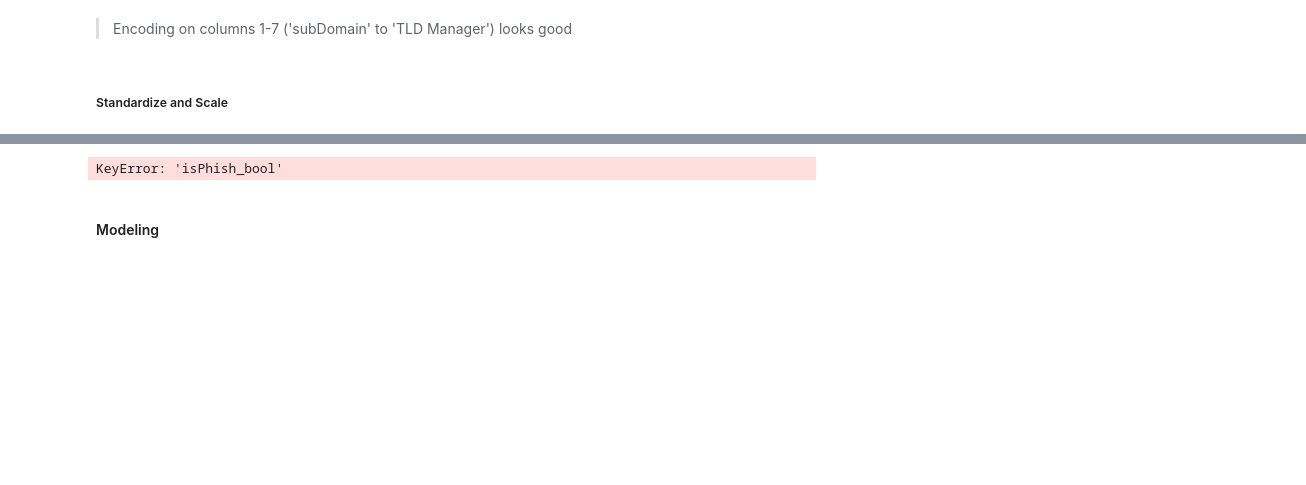
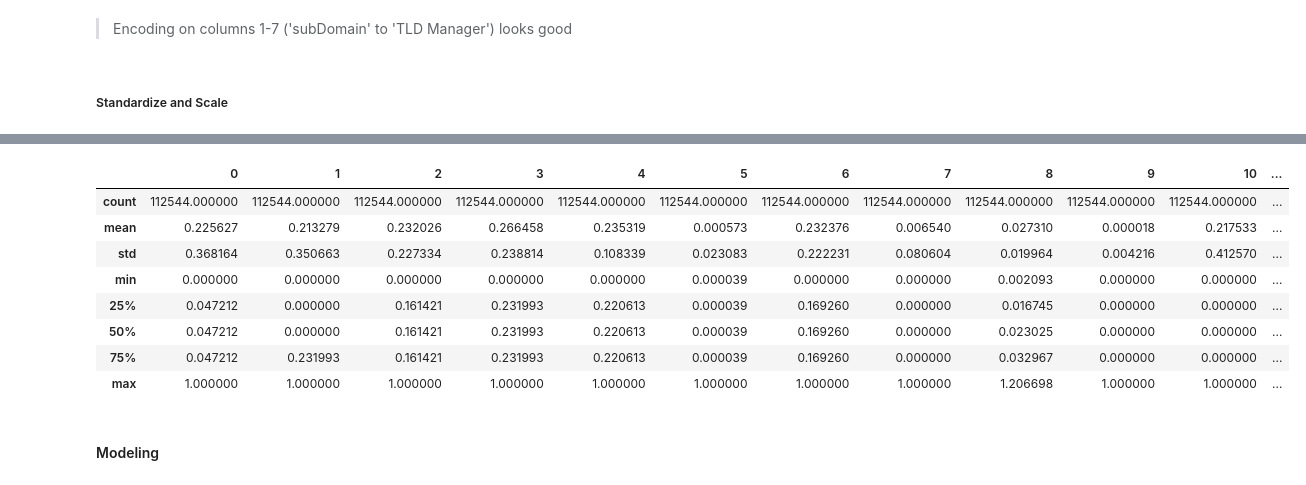
Before and after one commit to mdgarber/DetectPhishURL, a Jupyter notebook: DetectPhishURL/notebooks/detectPhish_preprocess&model.ipynb, the cells around one changed output, grey strips where cells are left out. Cells and saved outputs as stored; diff of their text form; code cells hidden in the pictures; blank space fills up the shorter version.

Commit message:
after EDA

```diff
--- a/DetectPhishURL/notebooks/detectPhish_preprocess&model.ipynb
+++ b/DetectPhishURL/notebooks/detectPhish_preprocess&model.ipynb
@@ -381,8 +381,15 @@ X_test_pp_DF.head()
-# %%
-# feature correlations - after pre-processing (excluding non-numerics)
-X_test_pp_DF.corrwith(other=X_test_pp_DF['isPhish_bool'], numeric_only=True).sort_values(ascending=False)
-# %% [output]
-KeyError: 'isPhish_bool'
+# %%
+X_test_pp_DF.describe()
+# %% [output]
+|  | 0 | 1 | 2 | 3 | 4 | 5 | 6 | 7 | 8 | 9 | 10 | ... |
+| count | 112544.000000 | 112544.000000 | 112544.000000 | 112544.000000 | 112544.000000 | 112544.000000 | 112544.000000 | 112544.000000 | 112544.000000 | 112544.000000 | 112544.000000 | ... |
+| mean | 0.225627 | 0.213279 | 0.232026 | 0.266458 | 0.235319 | 0.000573 | 0.232376 | 0.006540 | 0.027310 | 0.000018 | 0.217533 | ... |
+| std | 0.368164 | 0.350663 | 0.227334 | 0.238814 | 0.108339 | 0.023083 | 0.222231 | 0.080604 | 0.019964 | 0.004216 | 0.412570 | ... |
+| min | 0.000000 | 0.000000 | 0.000000 | 0.000000 | 0.000000 | 0.000039 | 0.000000 | 0.000000 | 0.002093 | 0.000000 | 0.000000 | ... |
+| 25% | 0.047212 | 0.000000 | 0.161421 | 0.231993 | 0.220613 | 0.000039 | 0.169260 | 0.000000 | 0.016745 | 0.000000 | 0.000000 | ... |
+| 50% | 0.047212 | 0.000000 | 0.161421 | 0.231993 | 0.220613 | 0.000039 | 0.169260 | 0.000000 | 0.023025 | 0.000000 | 0.000000 | ... |
+| 75% | 0.047212 | 0.231993 | 0.161421 | 0.231993 | 0.220613 | 0.000039 | 0.169260 | 0.000000 | 0.032967 | 0.000000 | 0.000000 | ... |
+| max | 1.000000 | 1.000000 | 1.000000 | 1.000000 | 1.000000 | 1.000000 | 1.000000 | 1.000000 | 1.206698 | 1.000000 | 1.000000 | ... |
 # %% [markdown]
 #### Modeling
 # %%
```
Also changed, not shown: parts of 8 cells of this notebook.
